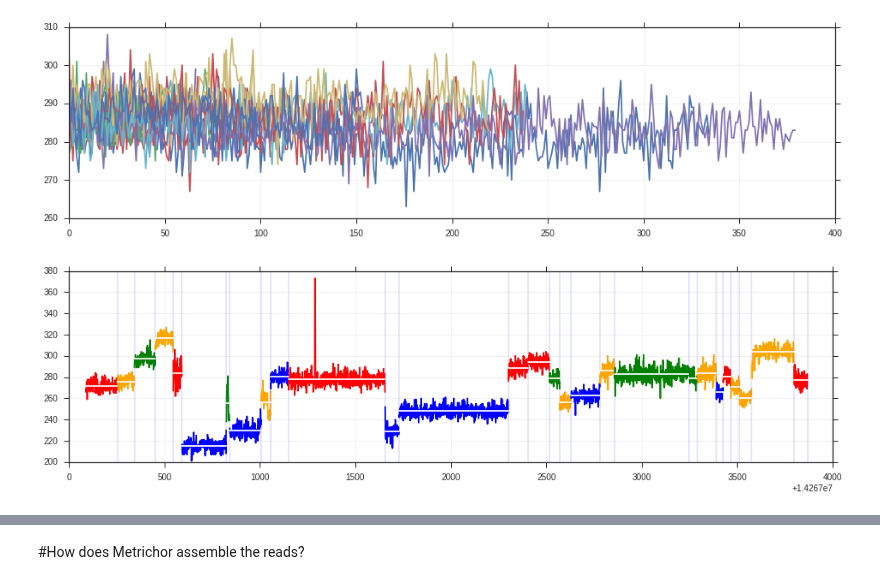
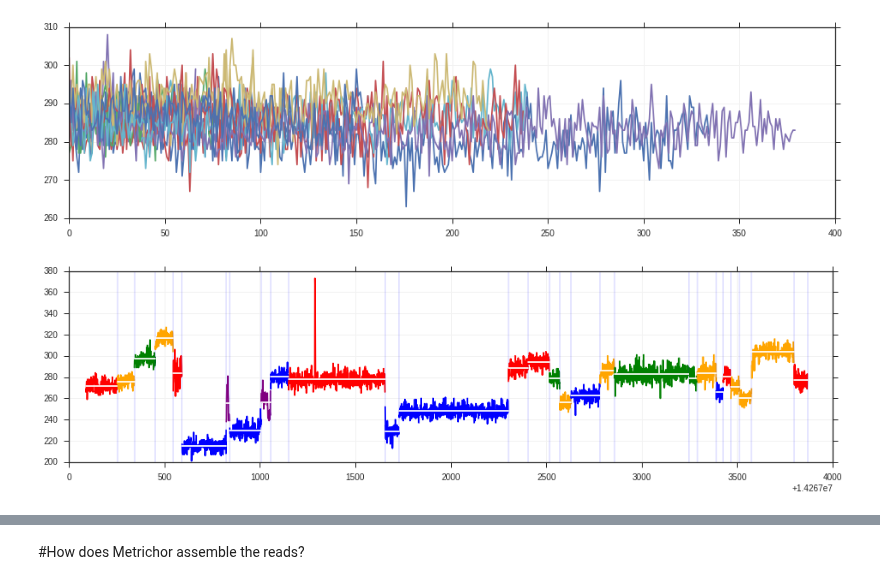
Before and after one commit to grst/nanopore-notebooks, a Jupyter notebook: notebooks/david analysis.ipynb, the cells around one changed output, grey strips where cells are left out. Drawn from its saved outputs; the diff is of its cells as text; code cells hidden in the pictures.

```diff
--- a/notebooks/david analysis.ipynb
+++ b/notebooks/david analysis.ipynb
@@ -20,6 +20,7 @@ robjects.r['load']("../../david_eccles_bc_ideas/mtDNA_mappable_called_with_rawSi
 data = numpy2ri.ri2py(robjects.r['nanopore.bundled'])
 # %%
 files = !ls ../../david_eccles_bc_ideas/processed/ | grep fast5
+file = files[0]
 # %%
 result = re.search(r'_ch(\d+)_file(\d+)_', file)
 file_id = int(result.group(2))
@@ -106,18 +107,19 @@ for ev in raw_events:
 # %%
 cols = {"A": "red", "T": "blue", "G": "green", "C": "orange"}
 fig, ax = subplots(figsize = (16,4))
 for ev in raw_events[22:50]:
     mean = np.mean(all_raw[ev["start"]:ev["end"]])
+    move = ev["move"]
     if move == 1:
         col = cols[ev["mp_kmer"][2]]
     elif move == 0:
         col = "black"
     else:
         col = "purple"
     ax.plot(range(ev["start"], ev["end"]), list(all_raw[ev["start"]:ev["end"]]), color=col)
     ax.axvline(ev["end"], linewidth=.2)
 #     ax.annotate("xx", xy=(start-ev0, mean + 40), xycoords="data")
     ax.plot((ev["start"], ev["end"]), [mean] * 2, color="white")
 # %% [output]
-[figure, old version]
+[figure, new version]
 # %%
```
Also changed, not shown: parts of 6 cells of this notebook, 1 other file.
